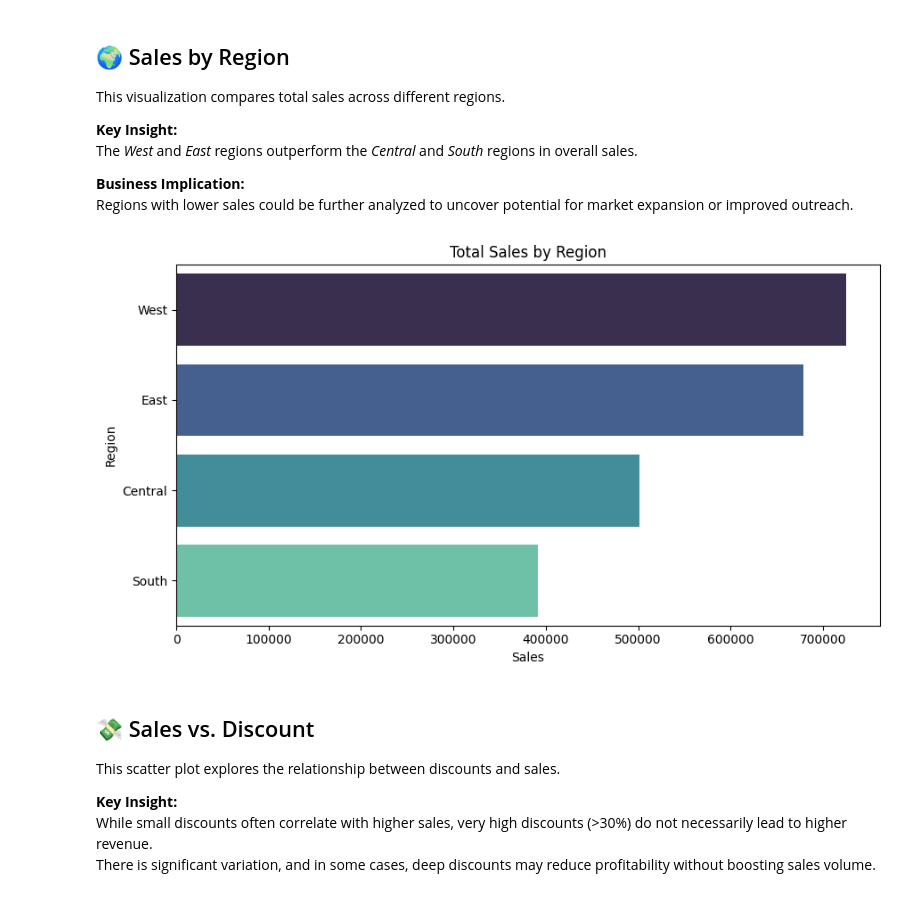
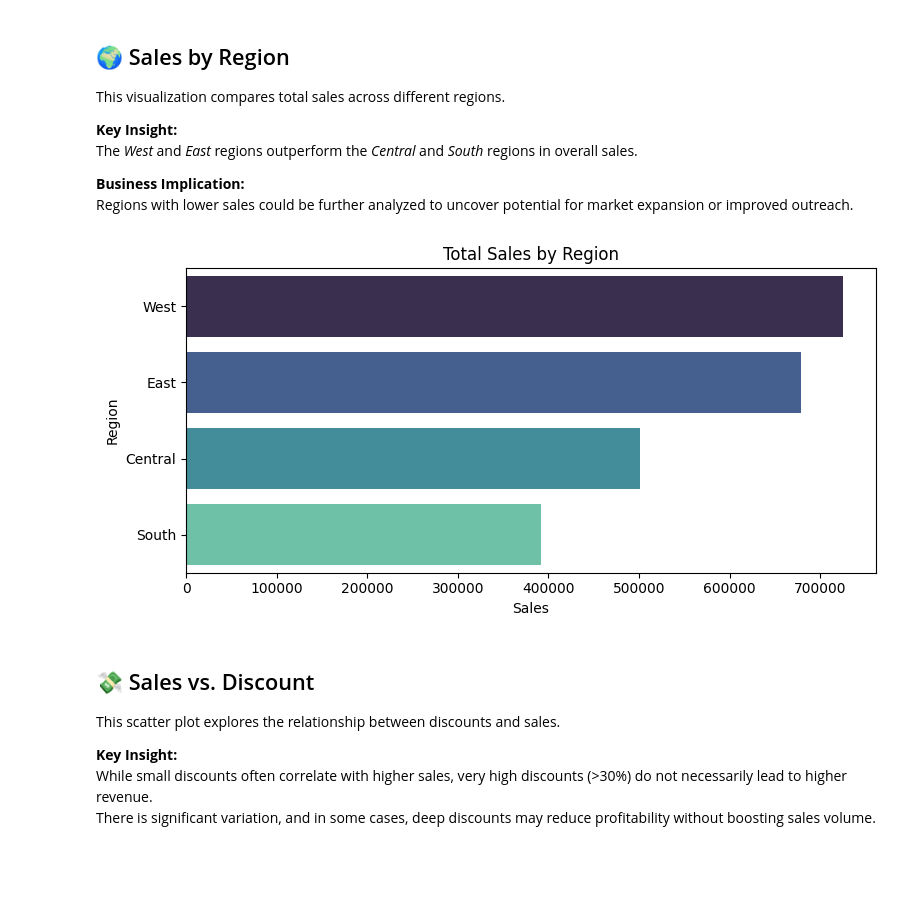
Before and after one commit to sanazgolriz/ThatDataGirl-Portfolio, a Jupyter notebook: sales-trends-dashboard/SalesTrendsNotebook.ipynb, the cells around one changed output. Drawn from its saved outputs; the diff is of its cells as text; code cells hidden in the pictures; blank space fills up the shorter version.

```diff
--- a/sales-trends-dashboard/SalesTrendsNotebook.ipynb
+++ b/sales-trends-dashboard/SalesTrendsNotebook.ipynb
@@ -95,13 +99,13 @@ Regions with lower sales could be further analyzed to uncover potential for mark
 # %%
 region_sales = df.groupby('Region')['Sales'].sum().sort_values(ascending=False).reset_index()
 
-plt.figure(figsize=(9,5))
+plt.figure(figsize=(8,4))
 sns.barplot(data=region_sales, x='Sales', y='Region', hue='Region', palette='mako', legend=False)
 plt.title('Total Sales by Region')
 plt.tight_layout()
 plt.show()
 # %% [output]
-[figure, old version]
+[figure, new version]
 # %% [markdown]
 ## 💸 Sales vs. Discount
 
```
Also changed, not shown: parts of 15 cells of this notebook.
